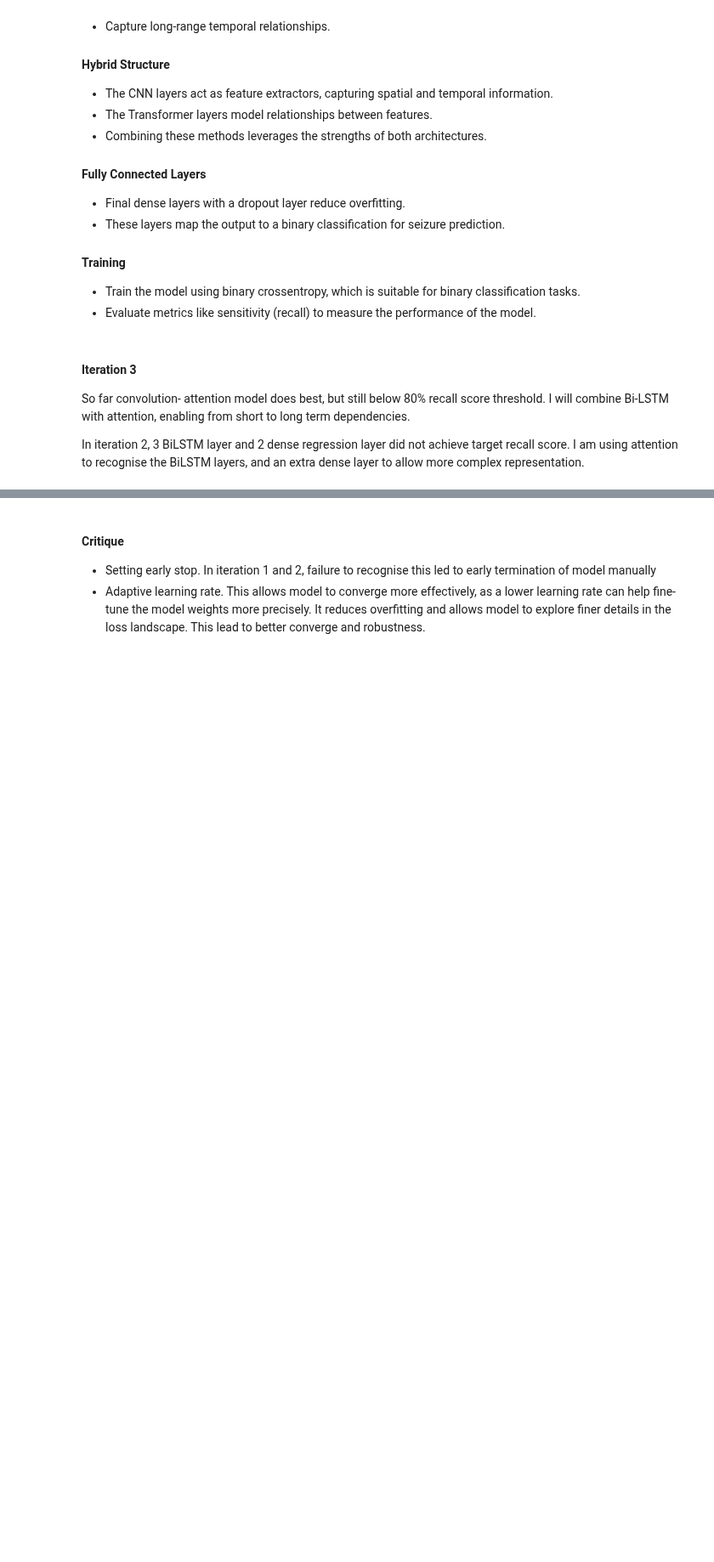
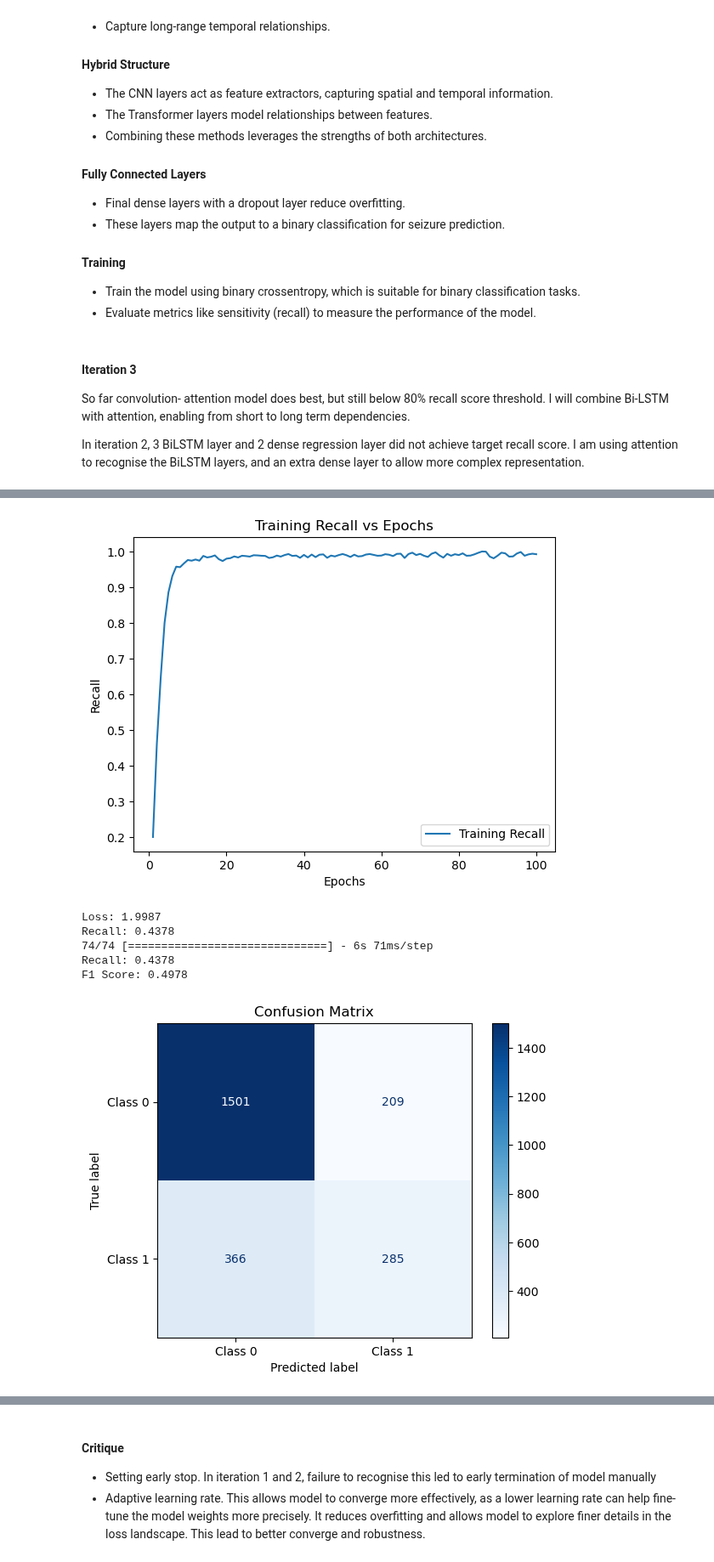
Before and after one commit to uol5/CM3070_SeizureDetection, a Jupyter notebook: main.ipynb, the cells around one changed output, grey strips where cells are left out. Shown at 85% size. Cells and saved outputs as stored; diff of their text form; code cells hidden in the pictures; blank space fills up the shorter version.

```diff
--- a/main.ipynb
+++ b/main.ipynb
@@ -650,21 +667,21 @@ shape of test_10sec_data: (3541, 23, 2560), shape of test_10sec_labels: (3541,)
 
 This ensures faster convergence and numerical stability especially for neural network and support vector machine models
 # %%
-def normalise_custom_data(X_train: np.ndarray, X_test: np.ndarray, scaler: str = StandardScaler()) -> tuple:
+def normalise_data(X_train: np.ndarray, X_test: np.ndarray, scaler: str = StandardScaler()) -> tuple:
     """Default to MinMaxScaler"""
 
     # Holder numpy array for normalised values
-    X_train_norm = np.zeros(shape=(X_train.shape), dtype='float32')
-    X_test_norm = np.zeros(shape=(X_test.shape), dtype='float32')
+    test_norm= np.zeros(shape=(X_train.shape), dtype='float32')
+    test_10sec_norm = np.zeros(shape=(X_test.shape), dtype='float32')
 
     # Iterate over each channel (samples, channel, features)
     for channel in range(X_train.shape[1]):  # Iterate over channels in dataset
-        X_train_norm[:, channel, :] = scaler.fit_transform(X_train[:, channel, :])  # Fit and apply normaliser on current channel in train subset
-        X_test_norm[:, channel, :] = scaler.transform(X_test[:, channel, :])  # Apply normaliser on current channel in test subset
+        train_10sec_norm[:, channel, :] = scaler.fit_transform(X_train[:, channel, :])  # Fit and apply normaliser on current channel in train subset
+        test_10sec_norm[:, channel, :] = scaler.transform(X_test[:, channel, :])  # Apply normaliser on current channel in test subset
 
-    return X_train_norm, X_test_norm
+    return train_10sec_norm, test_10sec_norm
 # %%
-X_train_norm, X_test_norm = normalise_custom_data(train_10sec_data, test_10sec_data)
-print(f"X_train_norm: {X_train_norm.shape}")
-print(f"X_test_norm: {X_test_norm.shape}")
+train_10sec_norm, test_10sec_norm = normalise_custom_data(train_10sec_data, test_10sec_data)
+print(f"train_10sec_norm: {train_10sec_norm.shape}")
+print(f"test_10sec_norm: {test_10sec_norm.shape}")
 # %% [output]
@@ -1565,22 +1667,23 @@ class BiLSTMAttentionModel:
 # %%
-# Instantiate a BiLSTM with attention model
-bilstm_attention_model = BiLSTMAttentionModel(train_shape=train_10sec_data.shape, initial_lr=0.0001)
+1# Instantiate a BiLSTM with attention model
+# 10-second window segmented data
+bilstm_attention_model = BiLSTMAttentionModel(train_shape=train_10sec_norm.shape, initial_lr=0.0001)
 
 # Compile the model
 bilstm_attention_model.compile()
 
-# Set callback. Avoid training to end of data- very long
-earlystopper = EarlyStopping(monitor='val_loss', patience=25, restore_best_weights=True, verbose=1)
-reduce_lr = ReduceLROnPlateau(monitor='val_loss', factor=0.5, patience=5, min_lr=0.0000001, verbose=1, cooldown=10)
+# Set up callbacks
+earlystopper = EarlyStopping(monitor='val_lost', patience=95, restore_best_weights=True, verbose=1)
+reduce_lr = ReduceLROnPlateau(monitor='val_lost', factor=0.5, patience=5, min_lr=0.0000001, verbose=1, cooldown=10)
 
 # Train the model
-history = bilstm_attention_model.train(train_10sec_data, train_10sec_labels, batch_size=32, epochs=100, validation_split=0.2, callbacks=[earlystopper, reduce_lr])
+model = bilstm_attention_model.train(train_10sec_norm, train_10sec_labels, batch_size=32, epochs=100, validation_split=0.2, callbacks=[earlystopper, reduce_lr])
 
 # Evaluate the model
-loss, binary_accuracy = bilstm_attention_model.evaluate(test_10sec_data, test_10sec_labels)
+loss, recall, f1 = bilstm_attention_model.evaluate(test_10sec_norm, test_10sec_labels)
 
 # Save the model to a file
-bilstm_attention_model.save_model('bilstm_attention_model.h5')
+#bilstm_attention_model.save_model('bilstm_attention_model.h5')
 
 # Print model summary
 bilstm_attention_model.model.summary()
@@ -1588,0 +1708,7 @@ NameError: name 'Attention' is not defined
+[figure, added]
+Loss: 1.9987
+Recall: 0.4378
+74/74 [==============================] - 6s 71ms/step
+Recall: 0.4378
+F1 Score: 0.4978
+[figure, added]
```
Also changed, not shown: parts of 11 cells of this notebook, 2 other files.
